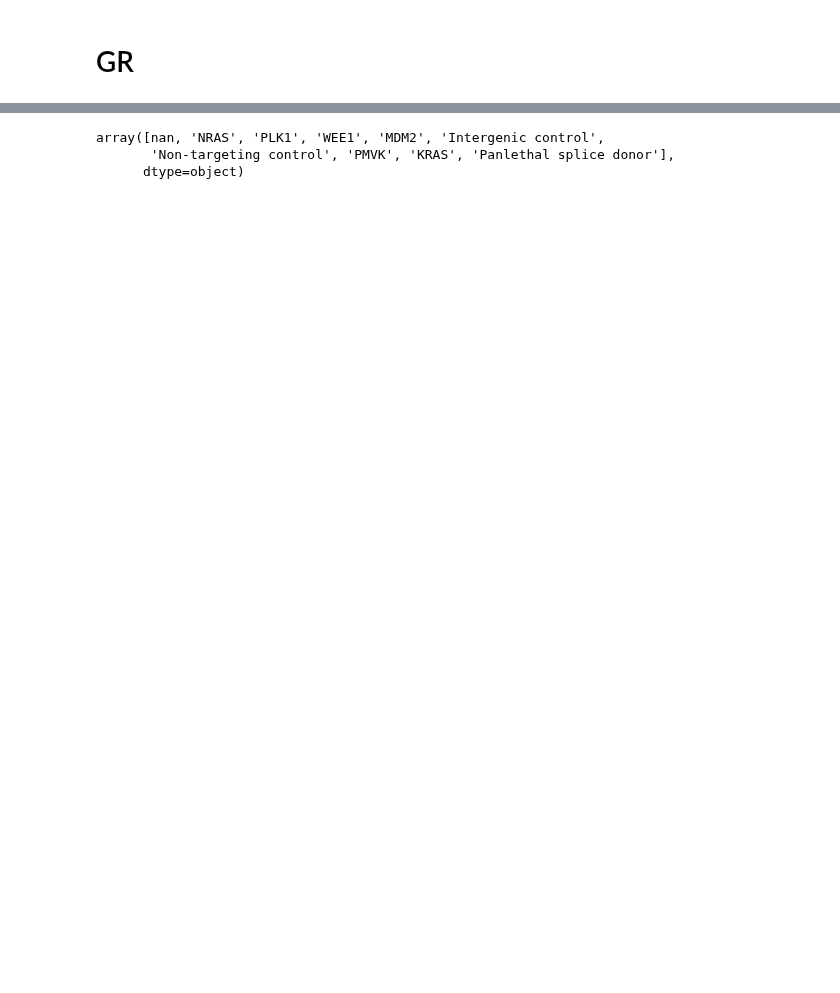
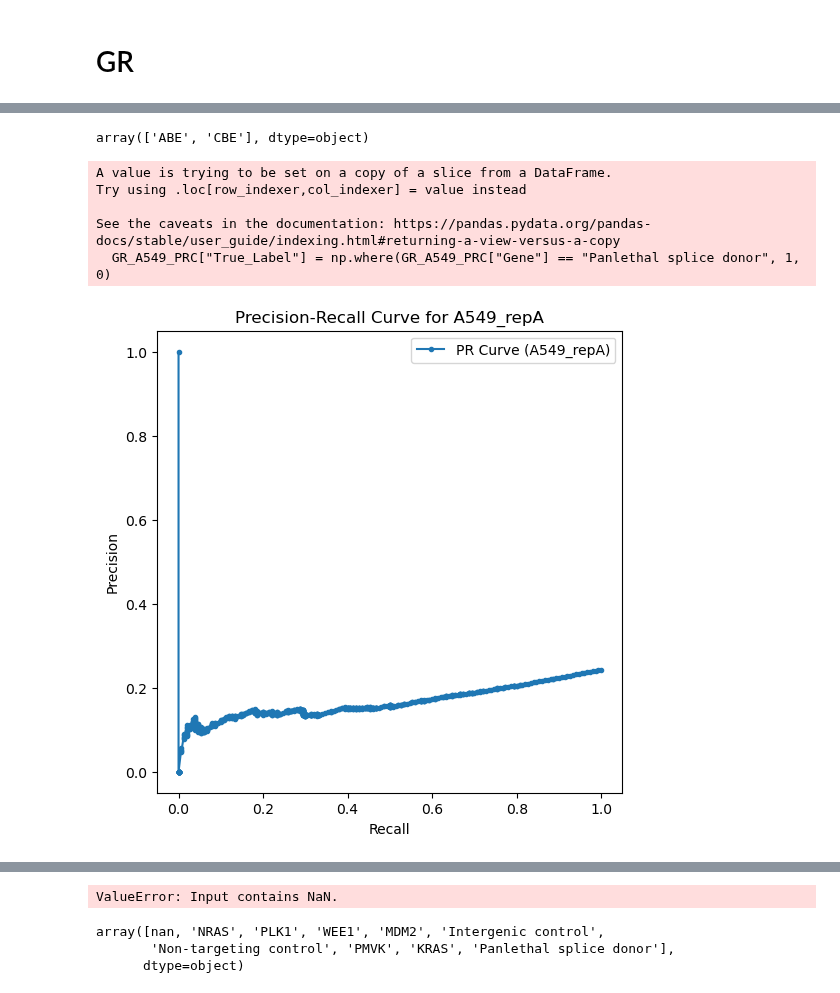
Before and after one commit to QuantitativeBiology/BECancerResistome, a Jupyter notebook: BECancerResistome/quality_control/quality_control.ipynb, the cells around one changed output, grey strips where cells are left out. Cells and saved outputs as stored; diff of their text form; code cells hidden in the pictures; blank space fills up the shorter version.

```diff
--- a/BECancerResistome/quality_control/quality_control.ipynb
+++ b/BECancerResistome/quality_control/quality_control.ipynb
@@ -323,0 +547,49 @@ GR_A549=pd.read_csv('/Users/joanacorreia/Desktop/Tese/Processed Tables/GR/A549_A
+# %%
+GR_A549[GR_A549['Gene'].isin(['Intergenic control', 'Panlethal splice donor'])]['Editor'].unique()
+# %% [output]
+array(['ABE', 'CBE'], dtype=object)
+# %%
+#THIS ONE DOESNT WORK FOR MELJURO BECAUSE THERE ARE A LOT OF NAN VALUES
+
+GR_A549_zscores=pd.read_csv('/Users/joanacorreia/Desktop/Tese/Processed Tables/GR/A549_ABE_CBE_MELJUSO_CBE/GR_A549_ABE_CBE_MELJUSO_CBE_Zscores.csv')
+GR_A549_PRC = GR_A549_zscores[GR_A549_zscores['Gene'].isin(['Intergenic control', 'Panlethal splice donor'])]
+GR_A549_PRC["True_Label"] = np.where(GR_A549_PRC["Gene"] == "Panlethal splice donor", 1, 0)
+
+
+score_columns = [col for col in GR_A549_PRC.columns if col not in ["Gene","Guide","Editor","pDNA", "True_Label"]]
+# Here 'Meljuso_repA', 'Meljuso_repB' have NAn values so we can't do the curves for these columns.
+
+for col in score_columns:
+    y_scores = GR_A549_PRC[col]
+    y_true = GR_A549_PRC["True_Label"]
+
+
+    precision, recall, _ = precision_recall_curve(y_true, y_scores)
+
+    fpr, tpr, _ = roc_curve(y_true, y_scores)
+    roc_auc = auc(fpr, tpr)
+
+
+    plt.figure(figsize=(6, 6))
+    plt.plot(recall, precision, marker='.', label=f"PR Curve ({col})")
+    plt.xlabel("Recall")
+    plt.ylabel("Precision")
+    plt.title(f"Precision-Recall Curve for {col}")
+    plt.legend()
+    plt.show()
+
+
+    plt.figure(figsize=(6, 6))
+    plt.plot(fpr, tpr, marker='.', label=f'ROC Curve ({col}, AUC = {roc_auc:.2f})')
+    plt.xlabel("False Positive Rate")
+    plt.ylabel("True Positive Rate")
+    plt.title(f"ROC Curve for {col}")
+    plt.legend()
+    plt.show()
+# %% [output]
+A value is trying to be set on a copy of a slice from a DataFrame.
+Try using .loc[row_indexer,col_indexer] = value instead
+
+See the caveats in the documentation: https://pandas.pydata.org/pandas-docs/stable/user_guide/indexing.html#returning-a-view-versus-a-copy
+  GR_A549_PRC["True_Label"] = np.where(GR_A549_PRC["Gene"] == "Panlethal splice donor", 1, 0)
+[figure, added]
@@ -324 +599,2 @@ GR_A549=pd.read_csv('/Users/joanacorreia/Desktop/Tese/Processed Tables/GR/A549_A
+ValueError: Input contains NaN.
 # %%
```
Also changed, not shown: parts of 14 cells of this notebook.
